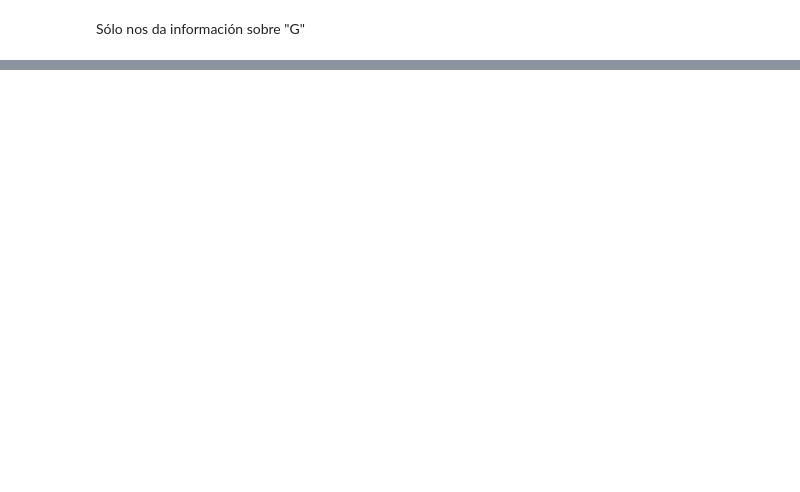
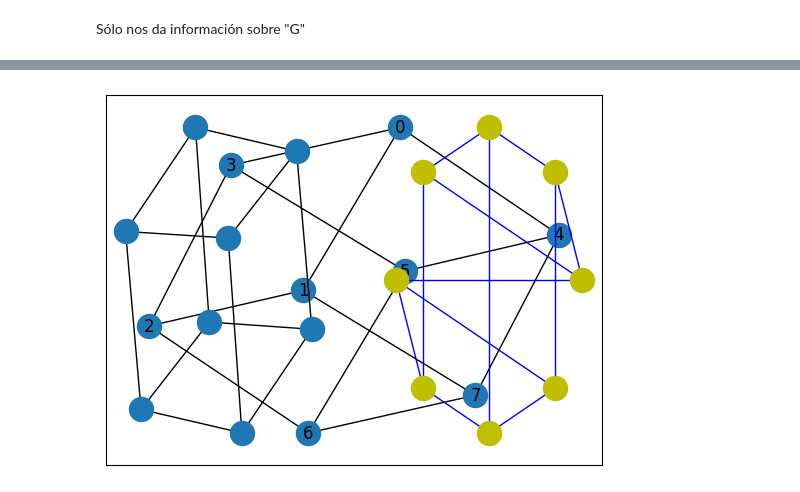
Before and after one commit to lpaolariosm/Investigaci-n-de-Operaciones-, a Jupyter notebook: Modelo_de_Redes_I.ipynb, the cells around one changed output, grey strips where cells are left out. Saved outputs shown, nothing was run; the diff lists cells and outputs as text; code cells hidden in the pictures; blank space fills up the shorter version.

```diff
--- a/Modelo_de_Redes_I.ipynb
+++ b/Modelo_de_Redes_I.ipynb
@@ -53,0 +113,5 @@ Sólo nos da información sobre "G"
+# %%
+G = nx.Graph()
+e = [('a', 'b', 0.3), ('b', 'c', 0.9), ('a', 'c', 0.5), ('c', 'd', 1.2)]
+G.add_weighted_edges_from(e)
+print(nx.dijkstra_path(G, 'a', 'd'))
@@ -53,0 +123,10 @@ Sólo nos da información sobre "G"
+# %%
+nx.draw_networkx(G)
+import matplotlib.pyplot as plt
+G = nx.cubical_graph()
+subax1 = plt.subplot(121)
+nx.draw(G)   # default spring_layout
+subax2 = plt.subplot(122)
+nx.draw(G, pos=nx.circular_layout(G), node_color='y', edge_color='b')
+# %% [output]
+[figure, added]
```
Also changed, not shown: parts of 23 cells of this notebook.
